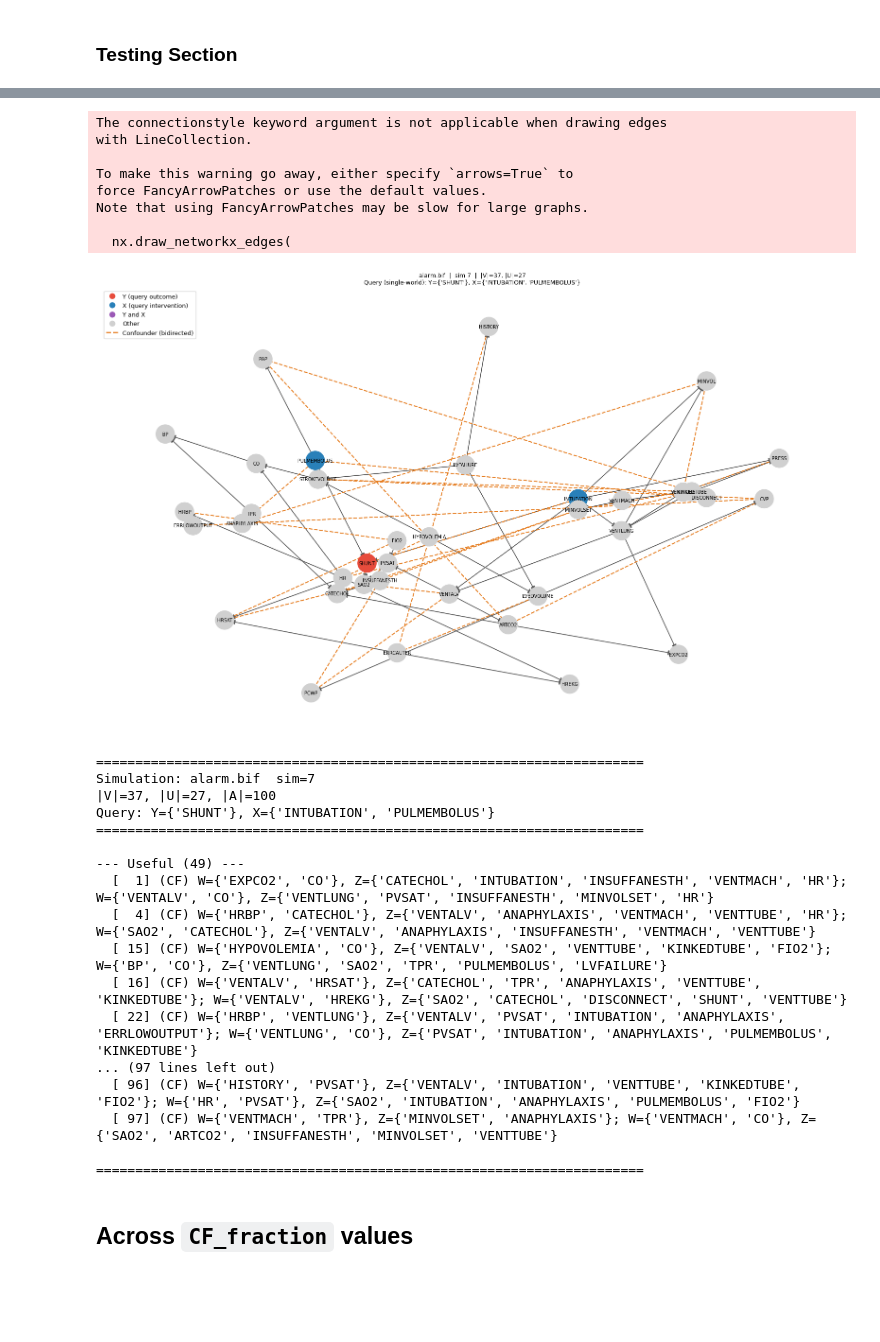
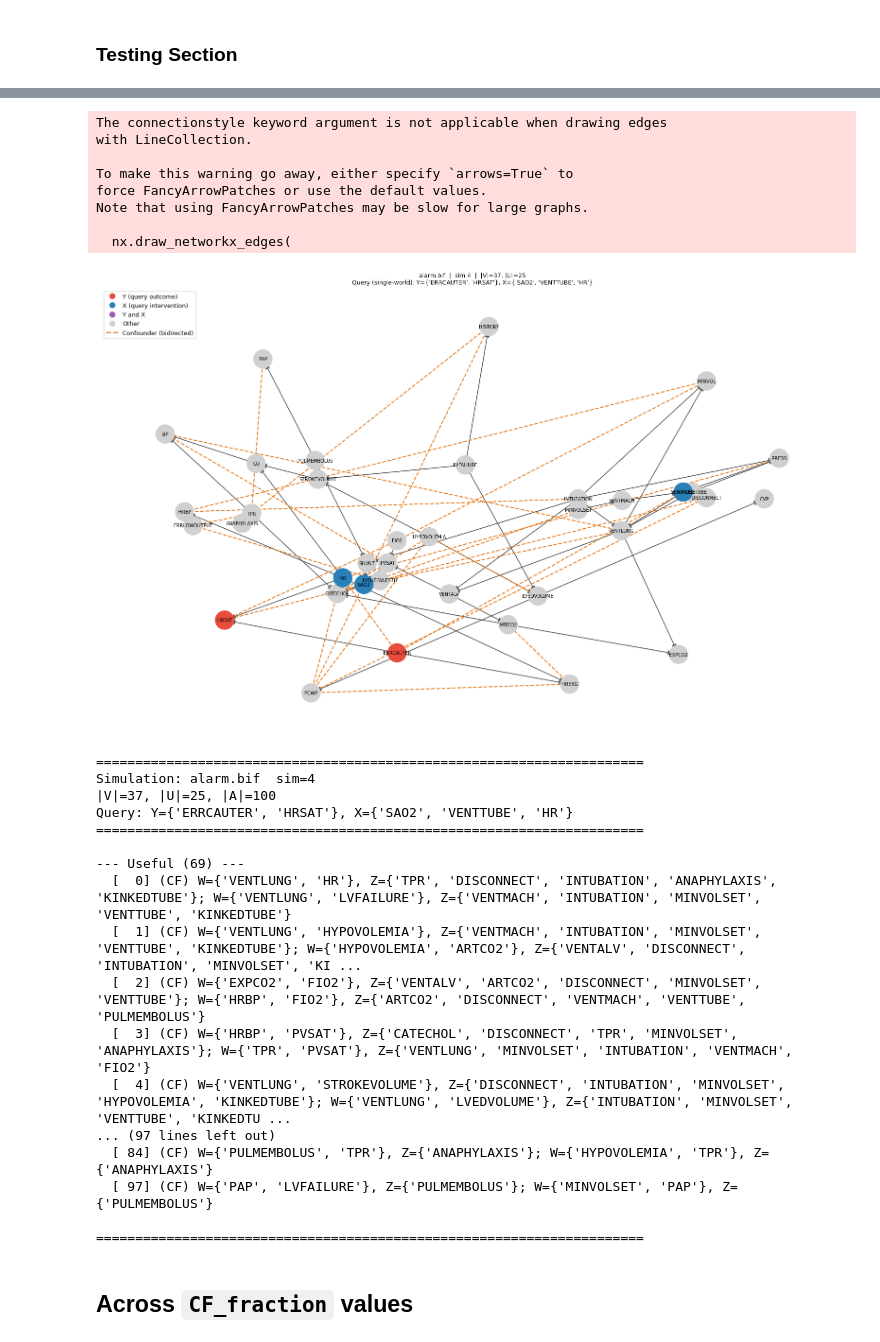
Before and after one commit to tmaringgele/optimal-experiments-for-partial-ID, a Jupyter notebook: evaluation.ipynb, the cells around one changed output, grey strips where cells are left out. Drawn from its saved outputs; the diff is of its cells as text; code cells hidden in the pictures; blank space fills up the shorter version.

Commit message:
run big simulation

```diff
--- a/evaluation.ipynb
+++ b/evaluation.ipynb
@@ -44,36 +50,36 @@ df[df['sim']==7]
 # %%
 from algorithm_evaluation import plot_simulation, print_experiments
-sim = 7
+sim = 4
 # Visualize the graph
 plot_simulation("graphs.json", "alarm.bif", sim)
 
 # Print experiments by pruning status
 print_experiments("graphs.json", "alarm.bif", sim)
 # %% [output]
 The connectionstyle keyword argument is not applicable when drawing edges
 with LineCollection.
 
 To make this warning go away, either specify `arrows=True` to
 force FancyArrowPatches or use the default values.
 Note that using FancyArrowPatches may be slow for large graphs.
 
   nx.draw_networkx_edges(
-[figure, old version]
+[figure, new version]
 ======================================================================
-Simulation: alarm.bif  sim=7
-|V|=37, |U|=27, |A|=100
-Query: Y={'SHUNT'}, X={'INTUBATION', 'PULMEMBOLUS'}
+Simulation: alarm.bif  sim=4
+|V|=37, |U|=25, |A|=100
+Query: Y={'ERRCAUTER', 'HRSAT'}, X={'SAO2', 'VENTTUBE', 'HR'}
 ======================================================================
 
---- Useful (49) ---
-  [  1] (CF) W={'EXPCO2', 'CO'}, Z={'CATECHOL', 'INTUBATION', 'INSUFFANESTH', 'VENTMACH', 'HR'}; W={'VENTALV', 'CO'}, Z={'VENTLUNG', 'PVSAT', 'INSUFFANESTH', 'MINVOLSET', 'HR'}
-  [  4] (CF) W={'HRBP', 'CATECHOL'}, Z={'VENTALV', 'ANAPHYLAXIS', 'VENTMACH', 'VENTTUBE', 'HR'}; W={'SAO2', 'CATECHOL'}, Z={'VENTALV', 'ANAPHYLAXIS', 'INSUFFANESTH', 'VENTMACH', 'VENTTUBE'}
-  [ 15] (CF) W={'HYPOVOLEMIA', 'CO'}, Z={'VENTALV', 'SAO2', 'VENTTUBE', 'KINKEDTUBE', 'FIO2'}; W={'BP', 'CO'}, Z={'VENTLUNG', 'SAO2', 'TPR', 'PULMEMBOLUS', 'LVFAILURE'}
-  [ 16] (CF) W={'VENTALV', 'HRSAT'}, Z={'CATECHOL', 'TPR', 'ANAPHYLAXIS', 'VENTTUBE', 'KINKEDTUBE'}; W={'VENTALV', 'HREKG'}, Z={'SAO2', 'CATECHOL', 'DISCONNECT', 'SHUNT', 'VENTTUBE'}
-  [ 22] (CF) W={'HRBP', 'VENTLUNG'}, Z={'VENTALV', 'PVSAT', 'INTUBATION', 'ANAPHYLAXIS', 'ERRLOWOUTPUT'}; W={'VENTLUNG', 'CO'}, Z={'PVSAT', 'INTUBATION', 'ANAPHYLAXIS', 'PULMEMBOLUS', 'KINKEDTUBE'}
+--- Useful (69) ---
+  [  0] (CF) W={'VENTLUNG', 'HR'}, Z={'TPR', 'DISCONNECT', 'INTUBATION', 'ANAPHYLAXIS', 'KINKEDTUBE'}; W={'VENTLUNG', 'LVFAILURE'}, Z={'VENTMACH', 'INTUBATION', 'MINVOLSET', 'VENTTUBE', 'KINKEDTUBE'}
+  [  1] (CF) W={'VENTLUNG', 'HYPOVOLEMIA'}, Z={'VENTMACH', 'INTUBATION', 'MINVOLSET', 'VENTTUBE', 'KINKEDTUBE'}; W={'HYPOVOLEMIA', 'ARTCO2'}, Z={'VENTALV', 'DISCONNECT', 'INTUBATION', 'MINVOLSET', 'KI ...
+  [  2] (CF) W={'EXPCO2', 'FIO2'}, Z={'VENTALV', 'ARTCO2', 'DISCONNECT', 'MINVOLSET', 'VENTTUBE'}; W={'HRBP', 'FIO2'}, Z={'ARTCO2', 'DISCONNECT', 'VENTMACH', 'VENTTUBE', 'PULMEMBOLUS'}
+  [  3] (CF) W={'HRBP', 'PVSAT'}, Z={'CATECHOL', 'DISCONNECT', 'TPR', 'MINVOLSET', 'ANAPHYLAXIS'}; W={'TPR', 'PVSAT'}, Z={'VENTLUNG', 'MINVOLSET', 'INTUBATION', 'VENTMACH', 'FIO2'}
+  [  4] (CF) W={'VENTLUNG', 'STROKEVOLUME'}, Z={'DISCONNECT', 'INTUBATION', 'MINVOLSET', 'HYPOVOLEMIA', 'KINKEDTUBE'}; W={'VENTLUNG', 'LVEDVOLUME'}, Z={'INTUBATION', 'MINVOLSET', 'VENTTUBE', 'KINKEDTU ...
 ... (97 lines left out)
-  [ 96] (CF) W={'HISTORY', 'PVSAT'}, Z={'VENTALV', 'INTUBATION', 'VENTTUBE', 'KINKEDTUBE', 'FIO2'}; W={'HR', 'PVSAT'}, Z={'SAO2', 'INTUBATION', 'ANAPHYLAXIS', 'PULMEMBOLUS', 'FIO2'}
-  [ 97] (CF) W={'VENTMACH', 'TPR'}, Z={'MINVOLSET', 'ANAPHYLAXIS'}; W={'VENTMACH', 'CO'}, Z={'SAO2', 'ARTCO2', 'INSUFFANESTH', 'MINVOLSET', 'VENTTUBE'}
+  [ 84] (CF) W={'PULMEMBOLUS', 'TPR'}, Z={'ANAPHYLAXIS'}; W={'HYPOVOLEMIA', 'TPR'}, Z={'ANAPHYLAXIS'}
+  [ 97] (CF) W={'PAP', 'LVFAILURE'}, Z={'PULMEMBOLUS'}; W={'MINVOLSET', 'PAP'}, Z={'PULMEMBOLUS'}
 
 ======================================================================
 # %% [markdown]
```
Also changed, not shown: parts of 16 cells of this notebook, 4 other files.
